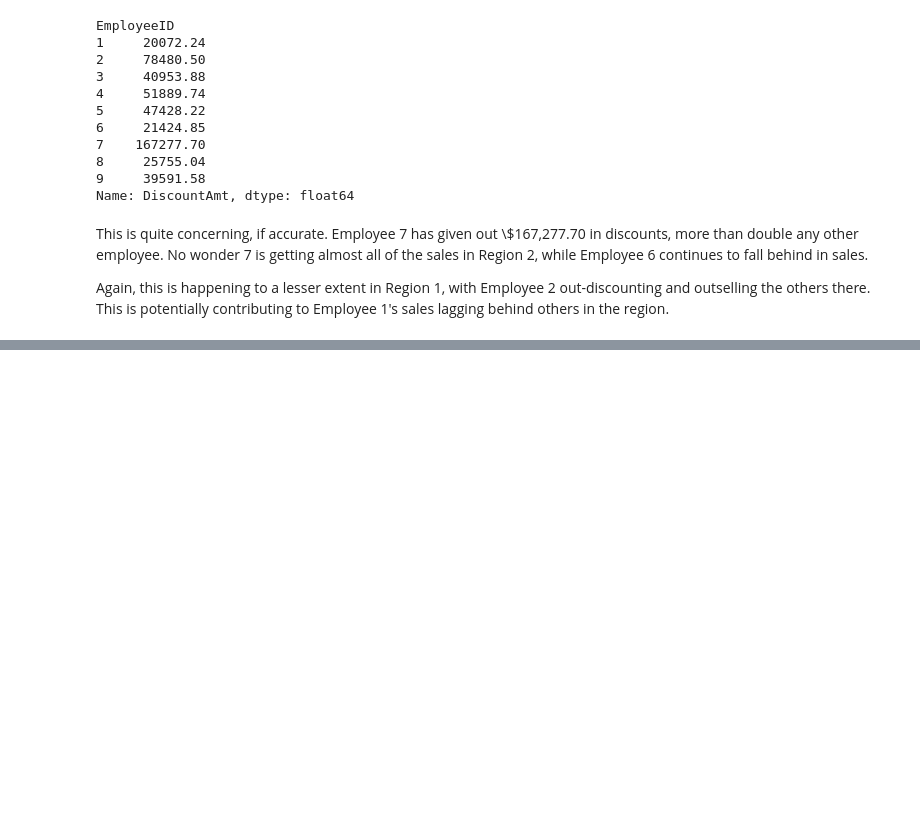
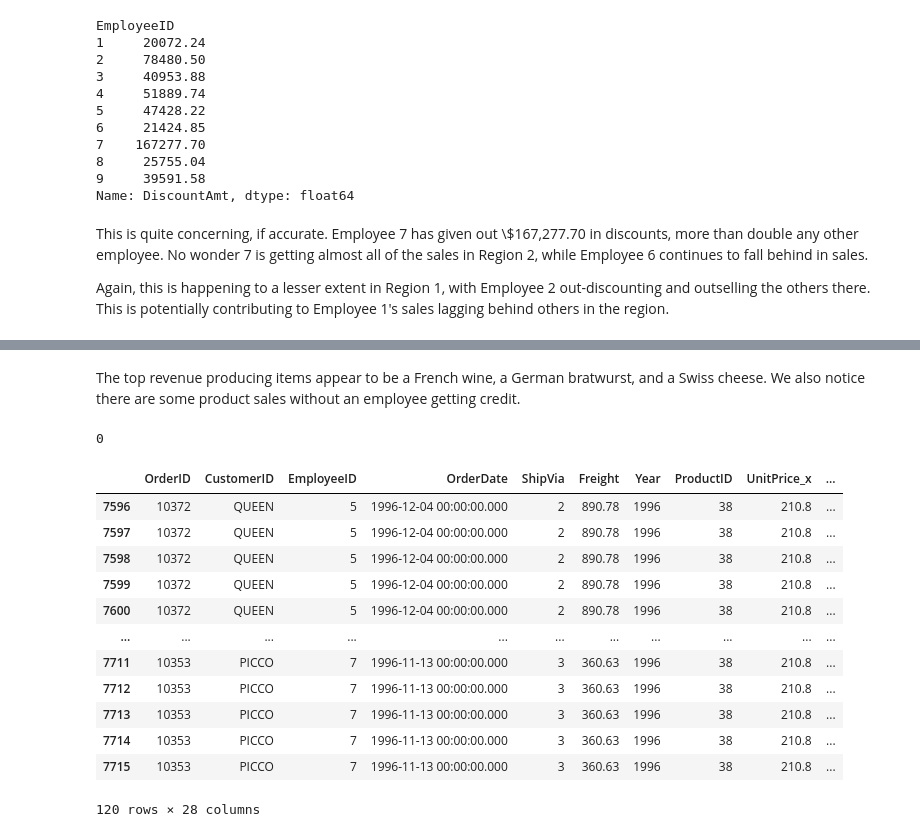
Before and after one commit to cdonahu/ST590-Project-2, a Jupyter notebook: Part2-SQLiteDatabase.ipynb, the cells around one changed output, grey strips where cells are left out. Saved outputs shown, nothing was run; the diff lists cells and outputs as text; code cells hidden in the pictures; blank space fills up the shorter version.

Commit message:
Looked at top selling products by emp

```diff
--- a/Part2-SQLiteDatabase.ipynb
+++ b/Part2-SQLiteDatabase.ipynb
@@ -257,6 +307,12 @@ salesPer
 Here we see that Employee 4, who has the largest total revenue, actually is not leading in Revenue per Order.
 # %% [markdown]
 Similarly, we can analyze how the employees have performed across years. We will have to extract the year from the OrderDate variable, and group by year as well as EmployeeID.
+# %%
+# find year, add to data frame
+for i in range(0, len(orders)):
+    dateString = str(orders.loc[i, "OrderDate"])
+    yr = dateString[0:4]
+    orders.loc[i, "Year"] = yr
 # %%
 # find year, add to data frame
 for i in range(0, len(orders)):
@@ -495,27 +551,6 @@ Shifting gears, we are going to look into regional sales. We will merge in infor
 orders2 = orders2.merge(cust, on = "CustomerID")
 # Merge in territories table with orders
 orders2 = orders2.merge(terr, on = "EmployeeID")
-# Drop columns
-orders2 = orders2.drop(columns = ["RequiredDate",
-                                 "ShippedDate",
-                                 "ShipVia",
-                                 "ShipName",
-                                 "ShipAddress",
-                                 "City",
-                                 "Region",
-                                 "PostalCode",
-                                 "Country",
-                                 "Phone",
-                                 "Fax",
-                                 "ShipCity",
-                                 "ShipRegion",
-                                 "ShipPostalCode",
-                                 "ShipCountry",
-                                 "CompanyName",
-                                 "ContactName",
-                                 "ContactTitle",
-                                 "Address",
-                                 "TerritoryDescription"])
 
 # Show revenue by Region w/corresponding employee
 orders2.groupby(["RegionID", "EmployeeID"])["Revenue"].sum()
@@ -591,4 +610,8 @@ prod = prod.astype({"ProductID": str}, errors='raise')
 
 # merge into our orders table
 orders2 = orders2.merge(prod, on = "ProductID")
+# %%
+# Set some printing options to see more of the pandas object
+pd.set_option('display.max_rows', 100)
+pd.set_option('display.max_columns', 50)
 # %%
@@ -610,0 +642,22 @@ Name: Revenue, Length: 588, dtype: float64
+# %% [markdown]
+The top revenue producing items appear to be a French wine, a German bratwurst, and a Swiss cheese. We also notice there are some product sales without an employee getting credit.
+# %%
+orders2["EmployeeID"].isnull().sum()
+# %% [output]
+0
+# %%
+orders2.loc[orders2["ProductName"] == "CÃ´te de Blaye"]
+# %% [output]
+|  | OrderID | CustomerID | EmployeeID | OrderDate | ShipVia | Freight | Year | ProductID | UnitPrice_x | ... |
+| 7596 | 10372 | QUEEN | 5 | 1996-12-04 00:00:00.000 | 2 | 890.78 | 1996 | 38 | 210.8 | ... |
+| 7597 | 10372 | QUEEN | 5 | 1996-12-04 00:00:00.000 | 2 | 890.78 | 1996 | 38 | 210.8 | ... |
+| 7598 | 10372 | QUEEN | 5 | 1996-12-04 00:00:00.000 | 2 | 890.78 | 1996 | 38 | 210.8 | ... |
+| 7599 | 10372 | QUEEN | 5 | 1996-12-04 00:00:00.000 | 2 | 890.78 | 1996 | 38 | 210.8 | ... |
+| 7600 | 10372 | QUEEN | 5 | 1996-12-04 00:00:00.000 | 2 | 890.78 | 1996 | 38 | 210.8 | ... |
+| ... | ... | ... | ... | ... | ... | ... | ... | ... | ... | ... |
+| 7711 | 10353 | PICCO | 7 | 1996-11-13 00:00:00.000 | 3 | 360.63 | 1996 | 38 | 210.8 | ... |
+| 7712 | 10353 | PICCO | 7 | 1996-11-13 00:00:00.000 | 3 | 360.63 | 1996 | 38 | 210.8 | ... |
+| 7713 | 10353 | PICCO | 7 | 1996-11-13 00:00:00.000 | 3 | 360.63 | 1996 | 38 | 210.8 | ... |
+| 7714 | 10353 | PICCO | 7 | 1996-11-13 00:00:00.000 | 3 | 360.63 | 1996 | 38 | 210.8 | ... |
+| 7715 | 10353 | PICCO | 7 | 1996-11-13 00:00:00.000 | 3 | 360.63 | 1996 | 38 | 210.8 | ... |
+120 rows × 28 columns
```
Also changed, not shown: parts of 11 cells of this notebook.
